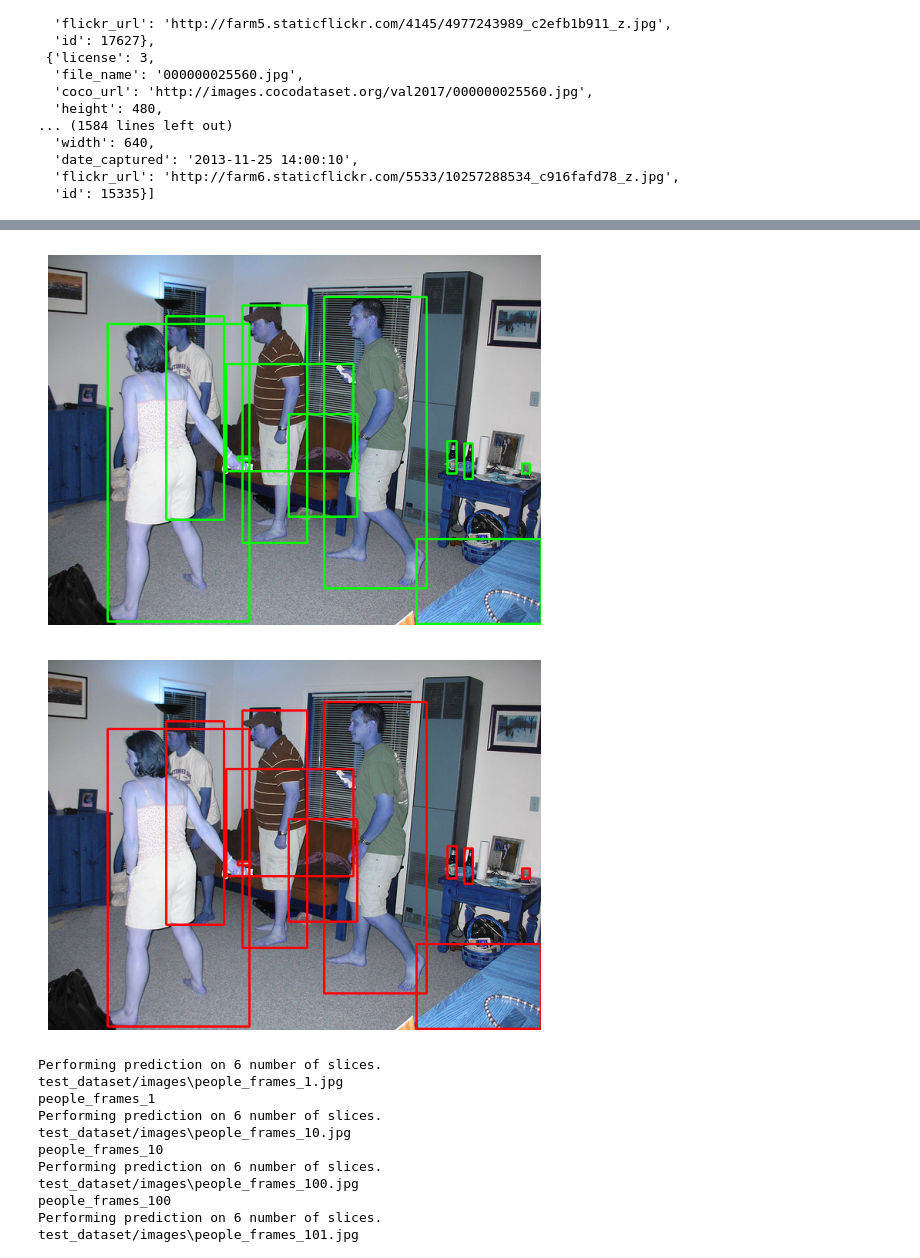
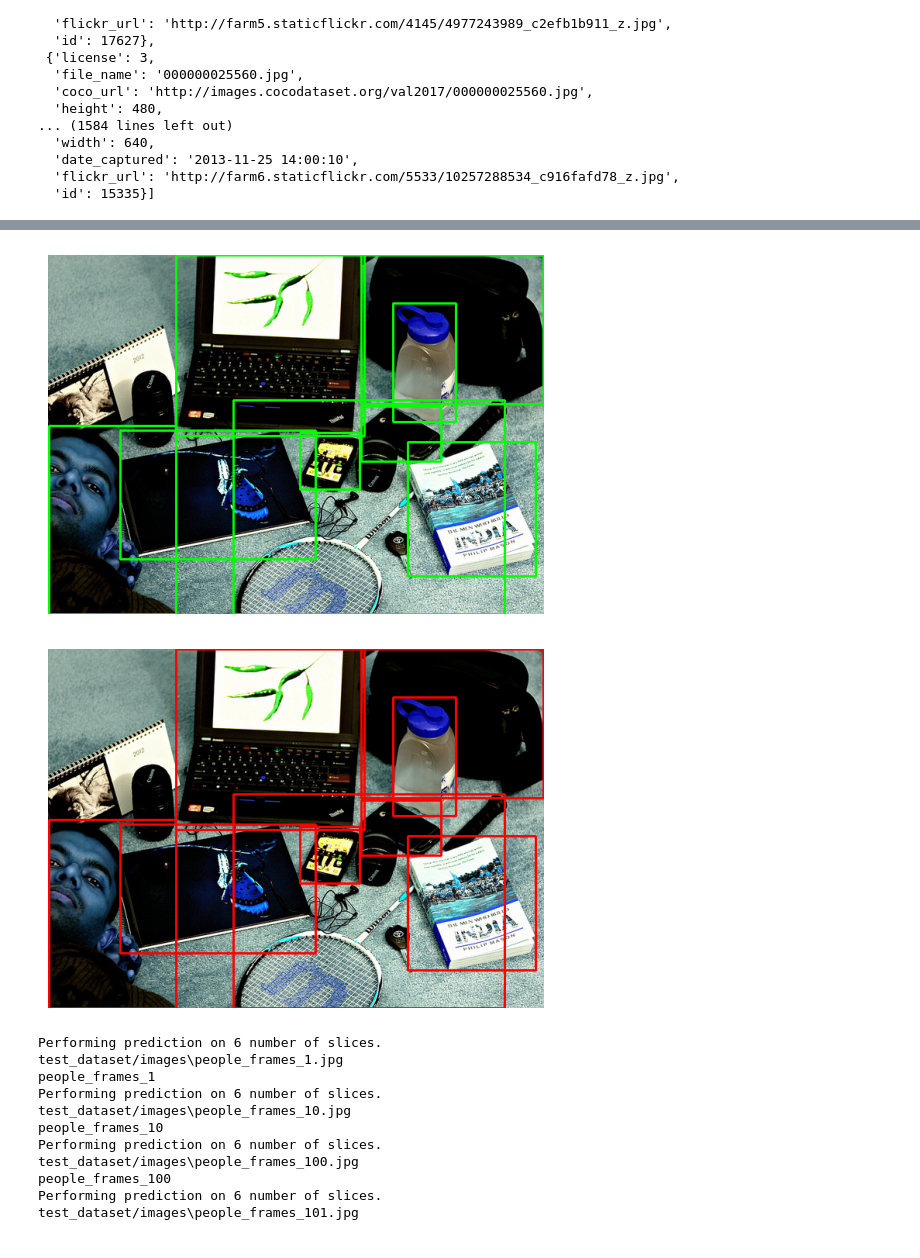
Before and after one commit to helenprokonina/Yolov8Training, a Jupyter notebook: compare_sahi.ipynb, the cells around one changed output, grey strips where cells are left out. Drawn from its saved outputs; the diff is of its cells as text; code cells hidden in the pictures.

```diff
--- a/compare_sahi.ipynb
+++ b/compare_sahi.ipynb
@@ -69,7 +84,7 @@ error: OpenCV(4.8.0) D:\a\opencv-python\opencv-python\opencv\modules\imgproc\src
 #results in form tlwh
 results = predictions.to_coco_annotations()
 # %%
-image = cv2.imread("people_frames/people_frames_10.jpg")
+image = cv2.imread("datasets/images/people_frames_10.jpg")
 height, width = image.shape[:2]
 # %%
 def xywh_tlbr(box):
@@ -193,7 +208,7 @@ AP50 = 0.4615
 ## Get sliced predictions
 # %%
 result = get_sliced_prediction(
-    "people_frames/people_frames_10.jpg",
+    "datasets/images/people_frames_10.jpg",
     detection_model,
     slice_height = 512,
     slice_width = 512,
@@ -469,7 +482,7 @@ training_data['images']
   'flickr_url': 'http://farm6.staticflickr.com/5533/10257288534_c916fafd78_z.jpg',
   'id': 15335}]
 # %%
-image_id=13729
+image_id=35279
 for image in training_data['images']:
     if str(image['id'])==str(image_id):
         image_path = image['file_name']
@@ -509,13 +522,13 @@ def draw_annotations(image, image_id, json_file, color):
     plt.imshow(image)
     plt.axis("off")
 # %%
-draw_annotations(image, 13729, "coco-2017/validation/new_labels.json", color=(0, 255, 0))
+draw_annotations(image, 35279, "coco-2017/validation/new_labels.json", color=(0, 255, 0))
 # %% [output]
-[figure, old version]
+[figure, new version]
 # %%
-draw_annotations(image, 13729, "runs/predict/exp_512_02/result.json", color=(255, 0, 0))
+draw_annotations(image, 35279, "runs/predict/exp_512_02/result.json", color=(255, 0, 0))
 # %% [output]
-[figure, old version]
+[figure, new version]
 # %%
 def make_prediction(image_dir, destination_dir):
 
```
Also changed, not shown: parts of 19 cells of this notebook.
